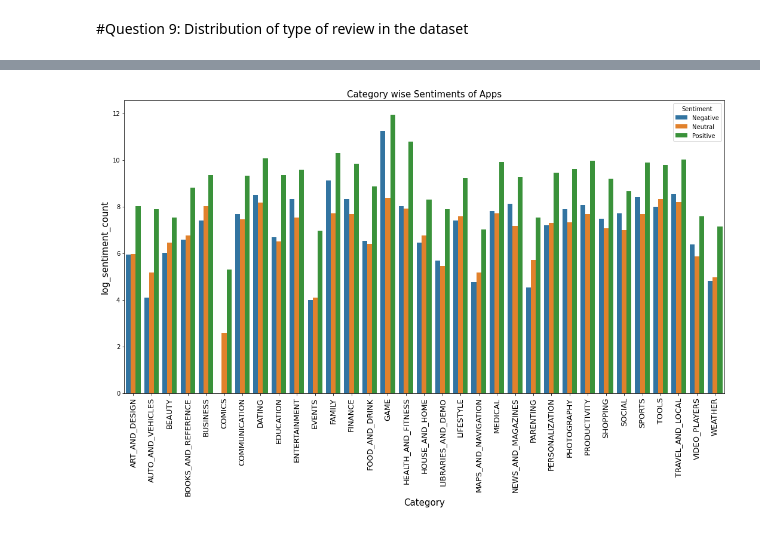
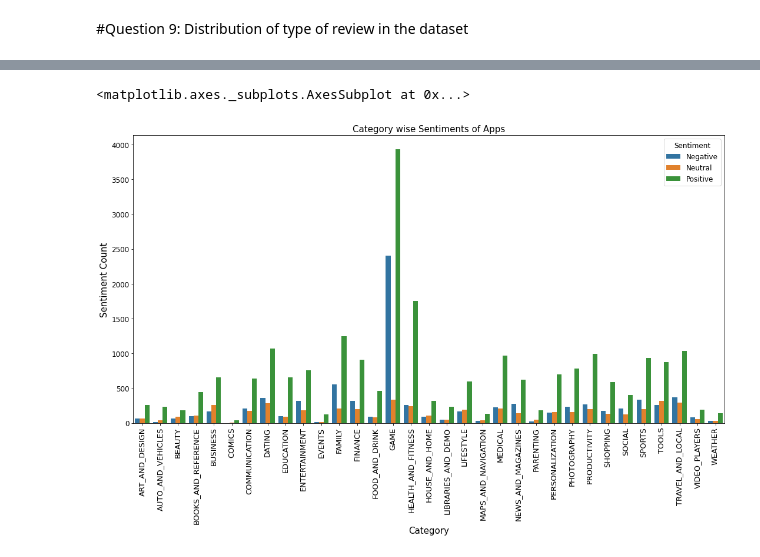
Before and after one commit to asadalam1/Practice-, a Jupyter notebook: Original_Play_Store_App_Review_Analysis_Capstone_Project.ipynb, the cells around one changed output, grey strips where cells are left out. Drawn from its saved outputs; the diff is of its cells as text; code cells hidden in the pictures.

```diff
--- a/Original_Play_Store_App_Review_Analysis_Capstone_Project.ipynb
+++ b/Original_Play_Store_App_Review_Analysis_Capstone_Project.ipynb
@@ -951,0 +957,11 @@ Rating is slightly positively correlated with Installs, Size and Reviews.
+# %%
+#creating pie chart for percentage of review sentiments
+counts = list(merged_df['Sentiment'].value_counts())
+labels = 'Positive Reviews', 'Negetive Reviews','Neutral Reviews'
+plt.rcParams['font.size'] = 12
+plt.rcParams['figure.figsize'] = (8, 8)
+plt.pie(counts, labels=labels, explode=[0, 0.05, 0.005], shadow=True, autopct="%.2f%%")
+plt.title('A Pie Chart Representing Percentage of Review Sentimets', fontsize=20)
+
+plt.legend()
+plt.show()
@@ -952,11 +970,13 @@ Rating is slightly positively correlated with Installs, Size and Reviews.
 # %%
+#Category wise Sentiments of apps
 category_sentiment = merged_df.groupby(['Category','Sentiment']).size().reset_index(name='Sentiment Count')
-category_sentiment['log_sentiment_count'] = np.log2(category_sentiment['Sentiment Count'])
+
 plt.figure(figsize=(18,9))
 plt.xticks(rotation=90,fontsize=13)
 plt.xlabel("Category", fontsize=15)
 plt.ylabel("Installs", fontsize=15)
 plt.title("Category wise Sentiments of Apps",fontsize=15)
-sns.barplot('Category', 'log_sentiment_count', hue='Sentiment', data=category_sentiment)
+sns.barplot('Category', 'Sentiment Count', hue='Sentiment', data=category_sentiment)
 # %% [output]
+<matplotlib.axes._subplots.AxesSubplot at 0x...>
-[figure, old version]
+[figure, new version]
```
Also changed, not shown: parts of 8 cells of this notebook.
